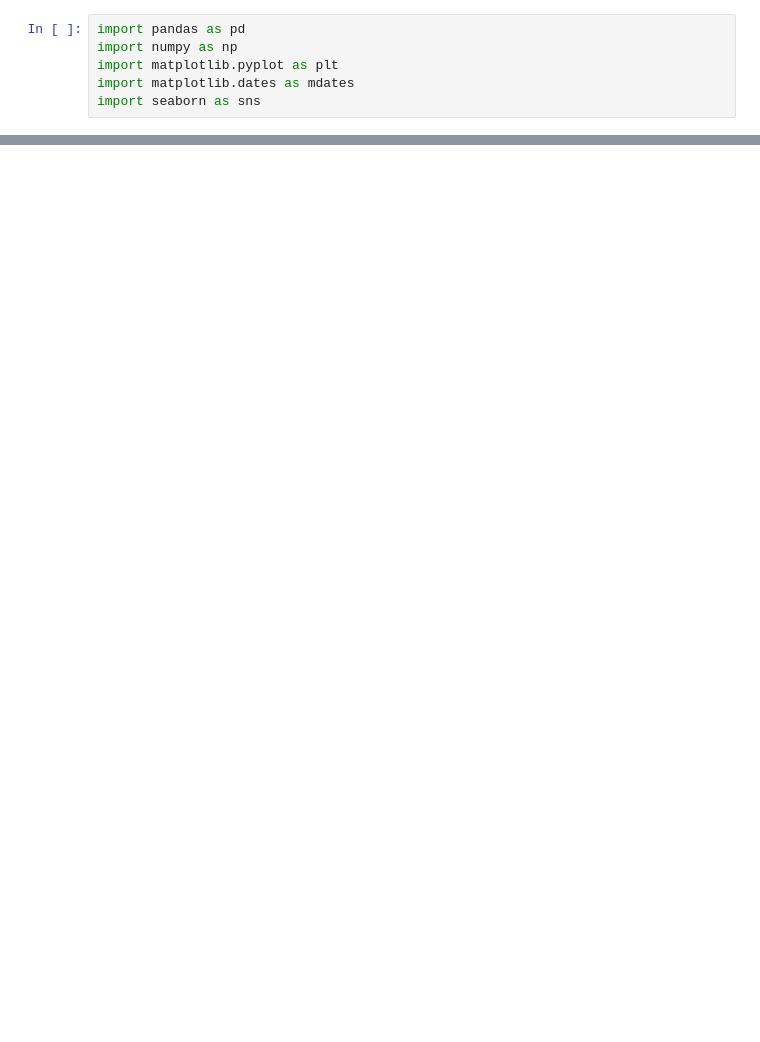
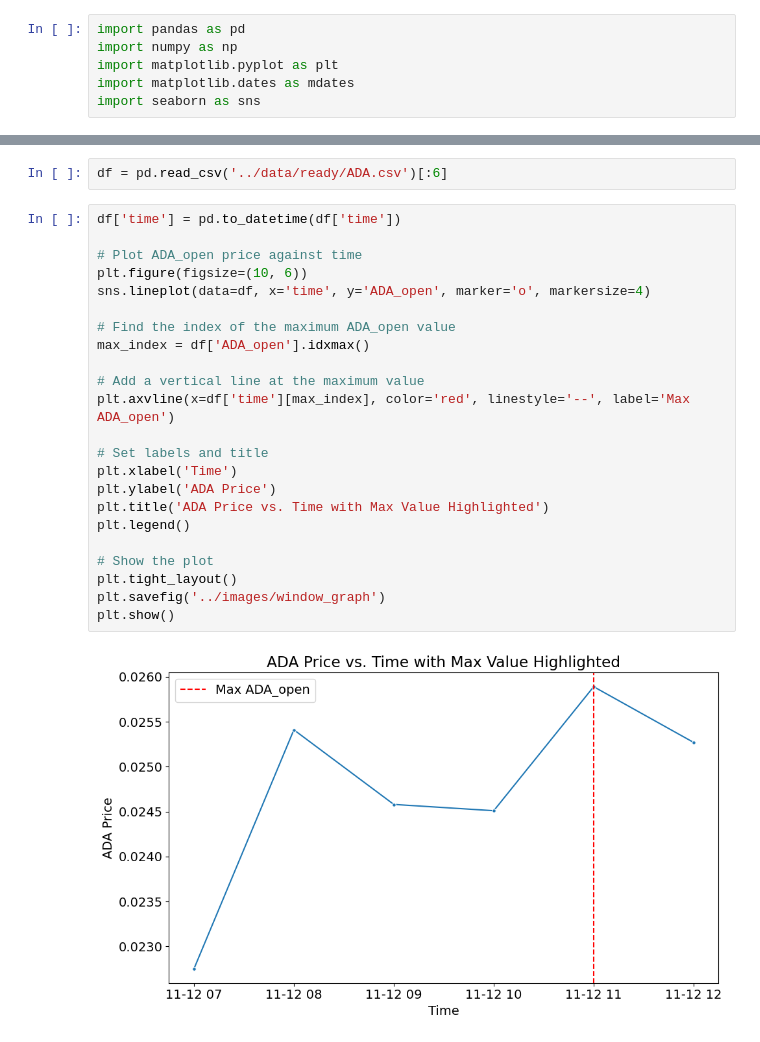
Before and after one commit to saamirsham/Crypto-Chronos-Trading-Algo, a Jupyter notebook: EDA/EDA.ipynb, the cells around one changed output, grey strips where cells are left out. Drawn from its saved outputs; the diff is of its cells as text; blank space fills up the shorter version.

```diff
--- a/EDA/EDA.ipynb
+++ b/EDA/EDA.ipynb
@@ -91,0 +170,27 @@ portfolio_plotter(df)
+# %%
+df = pd.read_csv('../data/ready/ADA.csv')[:6]
+# %%
+df['time'] = pd.to_datetime(df['time'])
+
+# Plot ADA_open price against time
+plt.figure(figsize=(10, 6))
+sns.lineplot(data=df, x='time', y='ADA_open', marker='o', markersize=4)
+
+# Find the index of the maximum ADA_open value
+max_index = df['ADA_open'].idxmax()
+
+# Add a vertical line at the maximum value
+plt.axvline(x=df['time'][max_index], color='red', linestyle='--', label='Max ADA_open')
+
+# Set labels and title
+plt.xlabel('Time')
+plt.ylabel('ADA Price')
+plt.title('ADA Price vs. Time with Max Value Highlighted')
+plt.legend()
+
+# Show the plot
+plt.tight_layout()
+plt.savefig('../images/window_graph')
+plt.show()
+# %% [output]
+[figure, added]
```
Also changed, not shown: parts of 9 cells of this notebook, 17 other files.
